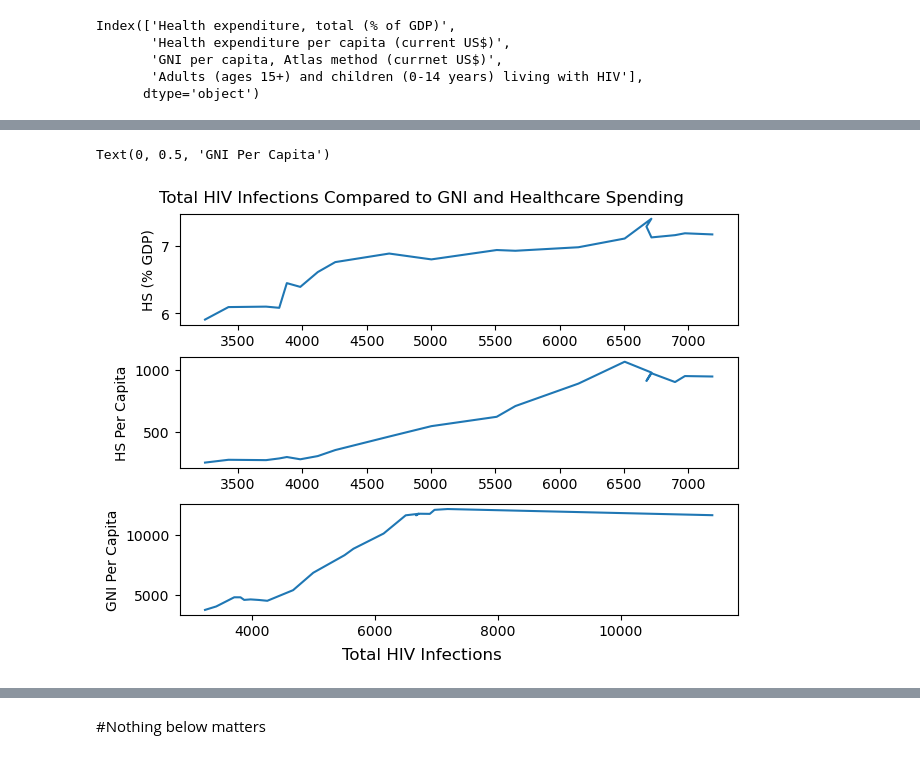
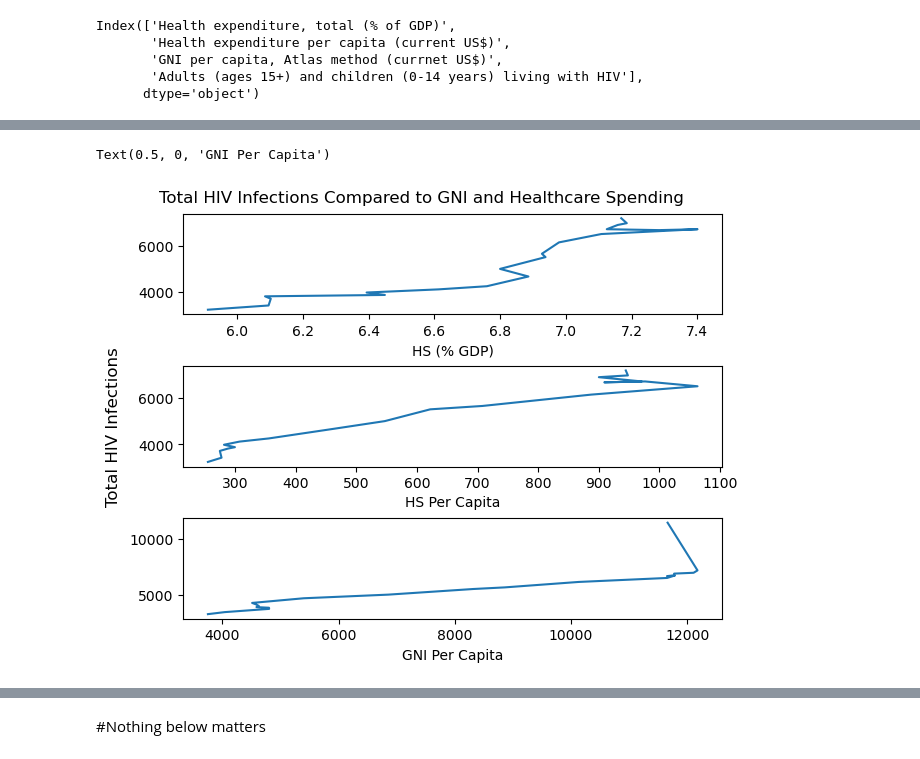
Before and after one commit to jhardin7612/python_eda_case_study, a Jupyter notebook: blake.ipynb, the cells around one changed output, grey strips where cells are left out. Cells and saved outputs as stored; diff of their text form; code cells hidden in the pictures.

```diff
--- a/blake.ipynb
+++ b/blake.ipynb
@@ -177,14 +203,14 @@ Index(['Health expenditure, total (% of GDP)',
 # %%
-fig, axs = plt.subplots(3,layout='constrained')
+fig, axs = plt.subplots(layout='constrained')
 fig.suptitle('Total HIV Infections Compared to GNI and Healthcare Spending')
-fig.supxlabel('Total HIV Infections')
+fig.supylabel('Total HIV Infections')
 
-axs[0].plot(final_df['Adults (ages 15+) and children (0-14 years) living with HIV'], final_df['Health expenditure, total (% of GDP)'])
-axs[0].set_ylabel("HS (% GDP)")
-axs[1].plot(final_df['Adults (ages 15+) and children (0-14 years) living with HIV'], final_df['Health expenditure per capita (current US$)'])
-axs[1].set_ylabel("HS Per Capita")
-axs[2].plot(final_df['Adults (ages 15+) and children (0-14 years) living with HIV'], final_df['GNI per capita, Atlas method (currnet US$)'])
-axs[2].set_ylabel("GNI Per Capita")
+axs[0].plot(final_df['Health expenditure, total (% of GDP)'],final_df['Adults (ages 15+) and children (0-14 years) living with HIV'])
+#axs[0].set_xlabel("HS (% GDP)")
+axs[1].plot(final_df['Health expenditure per capita (current US$)'],final_df['Adults (ages 15+) and children (0-14 years) living with HIV'])
+#axs[1].set_xlabel("HS Per Capita")
+axs[2].plot(final_df['GNI per capita, Atlas method (currnet US$)'],final_df['Adults (ages 15+) and children (0-14 years) living with HIV'])
+#axs[2].set_xlabel("GNI Per Capita")
 # %% [output]
-Text(0, 0.5, 'GNI Per Capita')
+Text(0.5, 0, 'GNI Per Capita')
-[figure, old version]
+[figure, new version]
```
Also changed, not shown: parts of 3 cells of this notebook.
